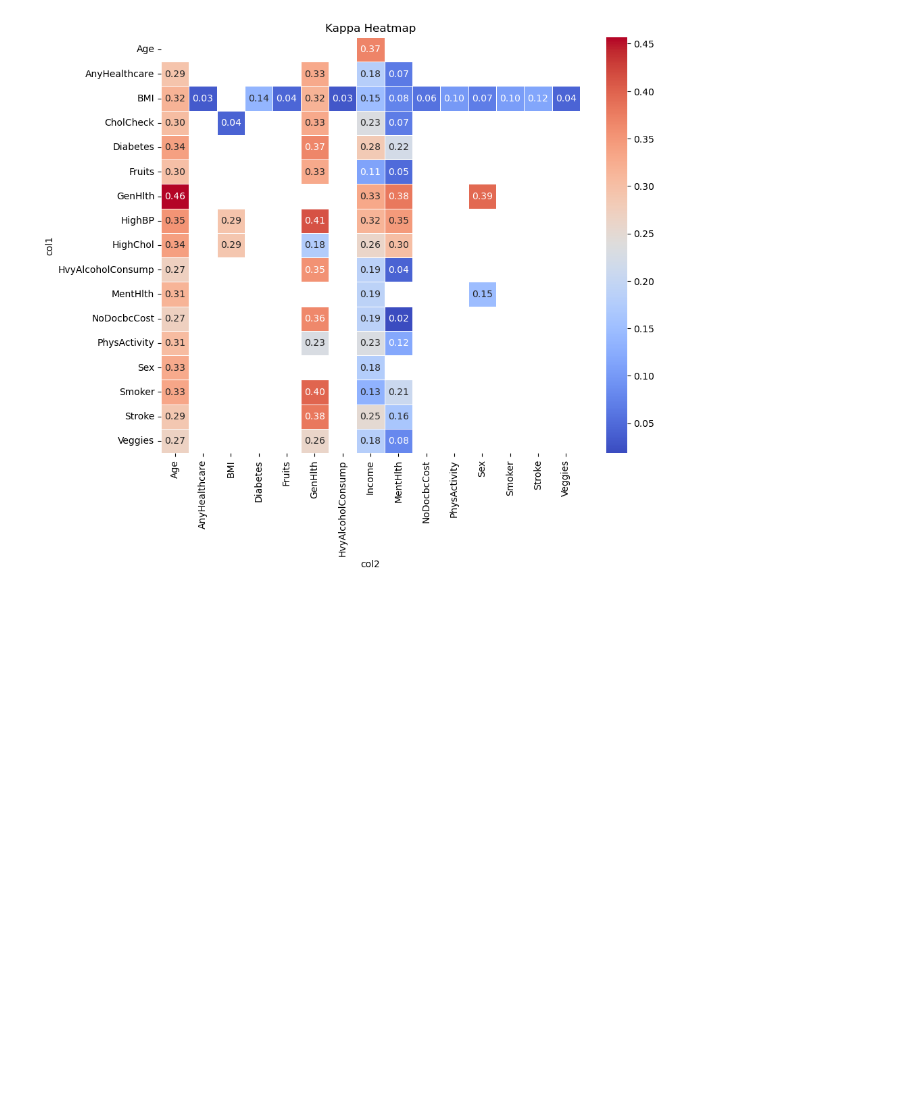
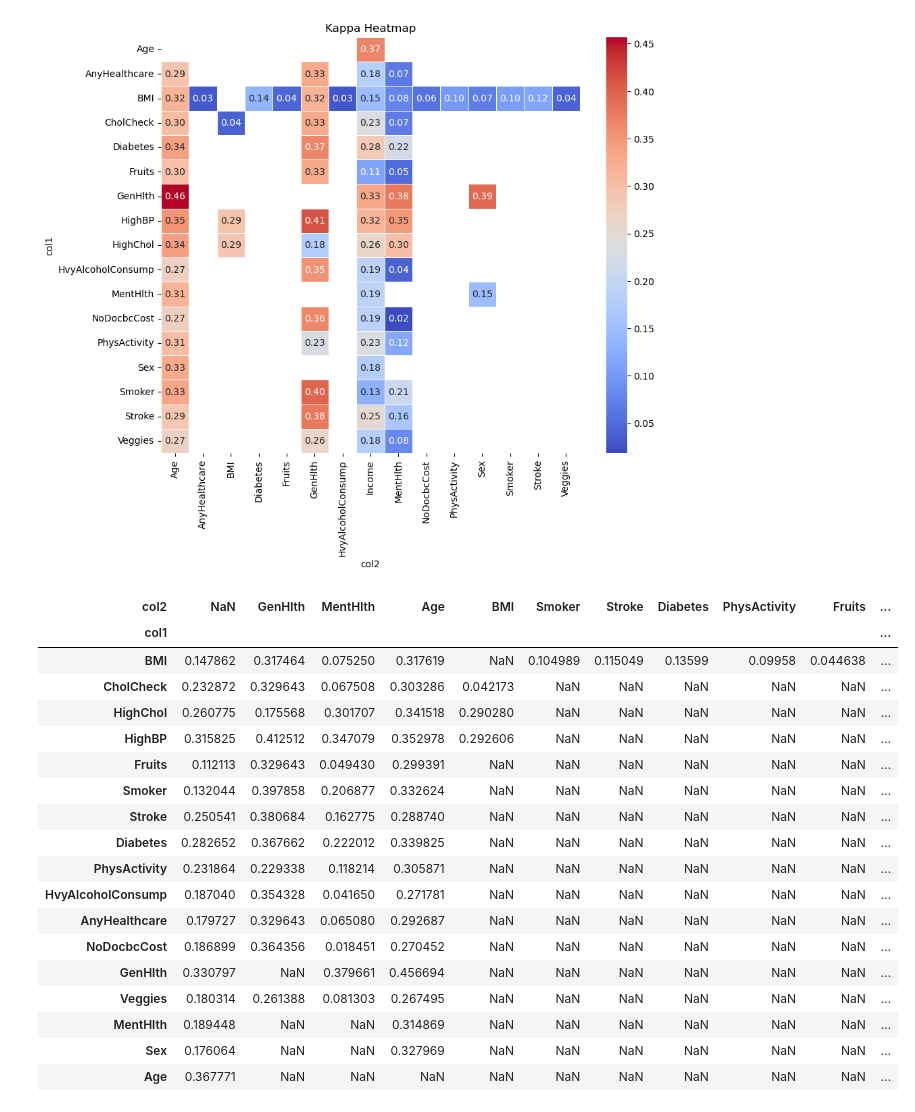
Before and after one commit to owen-george/Heart_Attack_ML-Model, a Jupyter notebook: notebooks/load_and_resample_owen.ipynb, the cells around one changed output. Cells and saved outputs as stored; diff of their text form; code cells hidden in the pictures; blank space fills up the shorter version.

```diff
--- a/notebooks/load_and_resample_owen.ipynb
+++ b/notebooks/load_and_resample_owen.ipynb
@@ -205,12 +207,8 @@ x_test_norm = normalizer.transform(x_test)
 x_train_norm = pd.DataFrame(x_train_norm, columns=x_train.columns, index=x_train.index )
 x_test_norm = pd.DataFrame(x_test_norm, columns=x_test.columns, index=x_test.index)
 
-knn = KNeighborsClassifier(n_neighbors=3)
-knn.fit(x_train_norm, y_train)
-
-
 # Evaluate the model on the test set
-for i in range(3, 17):
+for i in range(5, 21):
     print(f"For n_neighbors: {i}")
     knn = KNeighborsClassifier(n_neighbors=i)
     knn.fit(x_train_norm, y_train)
@@ -242,0 +241,25 @@ Cohen's Kappa: 0.3579
+# %%
+#Normalise all columns to be 0-1
+normalizer = MinMaxScaler()
+normalizer.fit(x_train)
+
+x_train_norm = normalizer.transform(x_train)
+x_test_norm = normalizer.transform(x_test)
+
+x_train_norm = pd.DataFrame(x_train_norm, columns=x_train.columns, index=x_train.index )
+x_test_norm = pd.DataFrame(x_test_norm, columns=x_test.columns, index=x_test.index)
+
+
+# Evaluate the model on the test set
+for i in range(5, 21):
+    print(f"For n_neighbors: {i}")
+    knn = KNeighborsClassifier(n_neighbors=i, weights="distance")
+    knn.fit(x_train_norm, y_train)
+    y_pred = knn.predict(x_test)
+    cm = confusion_matrix(y_test, y_pred)
+    kappa = cohen_kappa_score(y_test, y_pred)
+
+    print(f" Accuracy: {100*((cm[0][0]+cm[1][1])/(sum(cm[0])+sum(cm[1]))): .2f}%")
+    print(f"Cohen's Kappa: {kappa:.4f}")
+    #print(cm)
+    print()
@@ -345,3 +386,27 @@ plt.ylabel('col1')
 plt.show()
 # %% [output]
 [figure]
+# %%
+heatmap_data = result_df.pivot(index='col1', columns='col2', values='kappa')
+
+heatmap_data
+# %% [output]
+| col2 | NaN | GenHlth | MentHlth | Age | BMI | Smoker | Stroke | Diabetes | PhysActivity | Fruits | ... |
+| col1 |  |  |  |  |  |  |  |  |  |  | ... |
+| BMI | 0.147862 | 0.317464 | 0.075250 | 0.317619 | NaN | 0.104989 | 0.115049 | 0.13599 | 0.09958 | 0.044638 | ... |
+| CholCheck | 0.232872 | 0.329643 | 0.067508 | 0.303286 | 0.042173 | NaN | NaN | NaN | NaN | NaN | ... |
+| HighChol | 0.260775 | 0.175568 | 0.301707 | 0.341518 | 0.290280 | NaN | NaN | NaN | NaN | NaN | ... |
+| HighBP | 0.315825 | 0.412512 | 0.347079 | 0.352978 | 0.292606 | NaN | NaN | NaN | NaN | NaN | ... |
+| Fruits | 0.112113 | 0.329643 | 0.049430 | 0.299391 | NaN | NaN | NaN | NaN | NaN | NaN | ... |
+| Smoker | 0.132044 | 0.397858 | 0.206877 | 0.332624 | NaN | NaN | NaN | NaN | NaN | NaN | ... |
+| Stroke | 0.250541 | 0.380684 | 0.162775 | 0.288740 | NaN | NaN | NaN | NaN | NaN | NaN | ... |
+| Diabetes | 0.282652 | 0.367662 | 0.222012 | 0.339825 | NaN | NaN | NaN | NaN | NaN | NaN | ... |
+| PhysActivity | 0.231864 | 0.229338 | 0.118214 | 0.305871 | NaN | NaN | NaN | NaN | NaN | NaN | ... |
+| HvyAlcoholConsump | 0.187040 | 0.354328 | 0.041650 | 0.271781 | NaN | NaN | NaN | NaN | NaN | NaN | ... |
+| AnyHealthcare | 0.179727 | 0.329643 | 0.065080 | 0.292687 | NaN | NaN | NaN | NaN | NaN | NaN | ... |
+| NoDocbcCost | 0.186899 | 0.364356 | 0.018451 | 0.270452 | NaN | NaN | NaN | NaN | NaN | NaN | ... |
+| GenHlth | 0.330797 | NaN | 0.379661 | 0.456694 | NaN | NaN | NaN | NaN | NaN | NaN | ... |
+| Veggies | 0.180314 | 0.261388 | 0.081303 | 0.267495 | NaN | NaN | NaN | NaN | NaN | NaN | ... |
+| MentHlth | 0.189448 | NaN | NaN | 0.314869 | NaN | NaN | NaN | NaN | NaN | NaN | ... |
+| Sex | 0.176064 | NaN | NaN | 0.327969 | NaN | NaN | NaN | NaN | NaN | NaN | ... |
+| Age | 0.367771 | NaN | NaN | NaN | NaN | NaN | NaN | NaN | NaN | NaN | ... |
```
Also changed, not shown: parts of 3 cells of this notebook, 1 other file.
